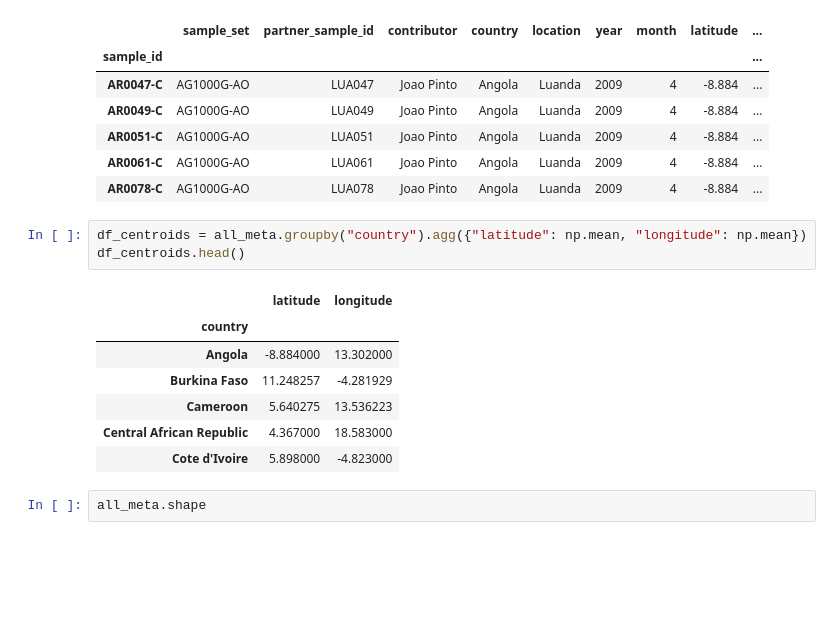
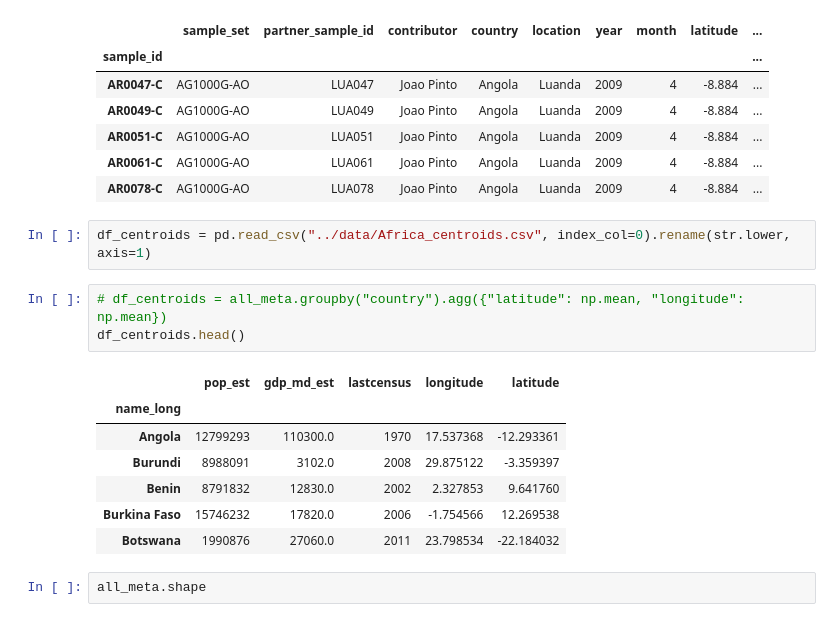
Before and after one commit to malariagen/deprecated-ag1000g-phase3-data-paper, a Jupyter notebook: notebooks/ag1000g_phase3_collection_.ipynb, the cells around one changed output. Cells and saved outputs as stored; diff of their text form; blank space fills up the shorter version.

Commit message:
Reinstate centroids and tidy

```diff
--- a/notebooks/ag1000g_phase3_collection_.ipynb
+++ b/notebooks/ag1000g_phase3_collection_.ipynb
@@ -92,17 +103,19 @@ all_meta.head()
 | AR0051-C | AG1000G-AO | LUA051 | Joao Pinto | Angola | Luanda | 2009 | 4 | -8.884 | ... |
 | AR0061-C | AG1000G-AO | LUA061 | Joao Pinto | Angola | Luanda | 2009 | 4 | -8.884 | ... |
 | AR0078-C | AG1000G-AO | LUA078 | Joao Pinto | Angola | Luanda | 2009 | 4 | -8.884 | ... |
+# %%
+df_centroids = pd.read_csv("../data/Africa_centroids.csv", index_col=0).rename(str.lower, axis=1)
 # %%
-df_centroids = all_meta.groupby("country").agg({"latitude": np.mean, "longitude": np.mean})
+# df_centroids = all_meta.groupby("country").agg({"latitude": np.mean, "longitude": np.mean})
 df_centroids.head()
 # %% [output]
-|  | latitude | longitude |
-| country |  |  |
-| Angola | -8.884000 | 13.302000 |
-| Burkina Faso | 11.248257 | -4.281929 |
-| Cameroon | 5.640275 | 13.536223 |
-| Central African Republic | 4.367000 | 18.583000 |
-| Cote d'Ivoire | 5.898000 | -4.823000 |
+|  | pop_est | gdp_md_est | lastcensus | longitude | latitude |
+| name_long |  |  |  |  |  |
+| Angola | 12799293 | 110300.0 | 1970 | 17.537368 | -12.293361 |
+| Burundi | 8988091 | 3102.0 | 2008 | 29.875122 | -3.359397 |
+| Benin | 8791832 | 12830.0 | 2002 | 2.327853 | 9.641760 |
+| Burkina Faso | 15746232 | 17820.0 | 2006 | -1.754566 | 12.269538 |
+| Botswana | 1990876 | 27060.0 | 2011 | 23.798534 | -22.184032 |
 # %%
 all_meta.shape
 # %% [output]
```
Also changed, not shown: parts of 11 cells of this notebook, 1 other file.
